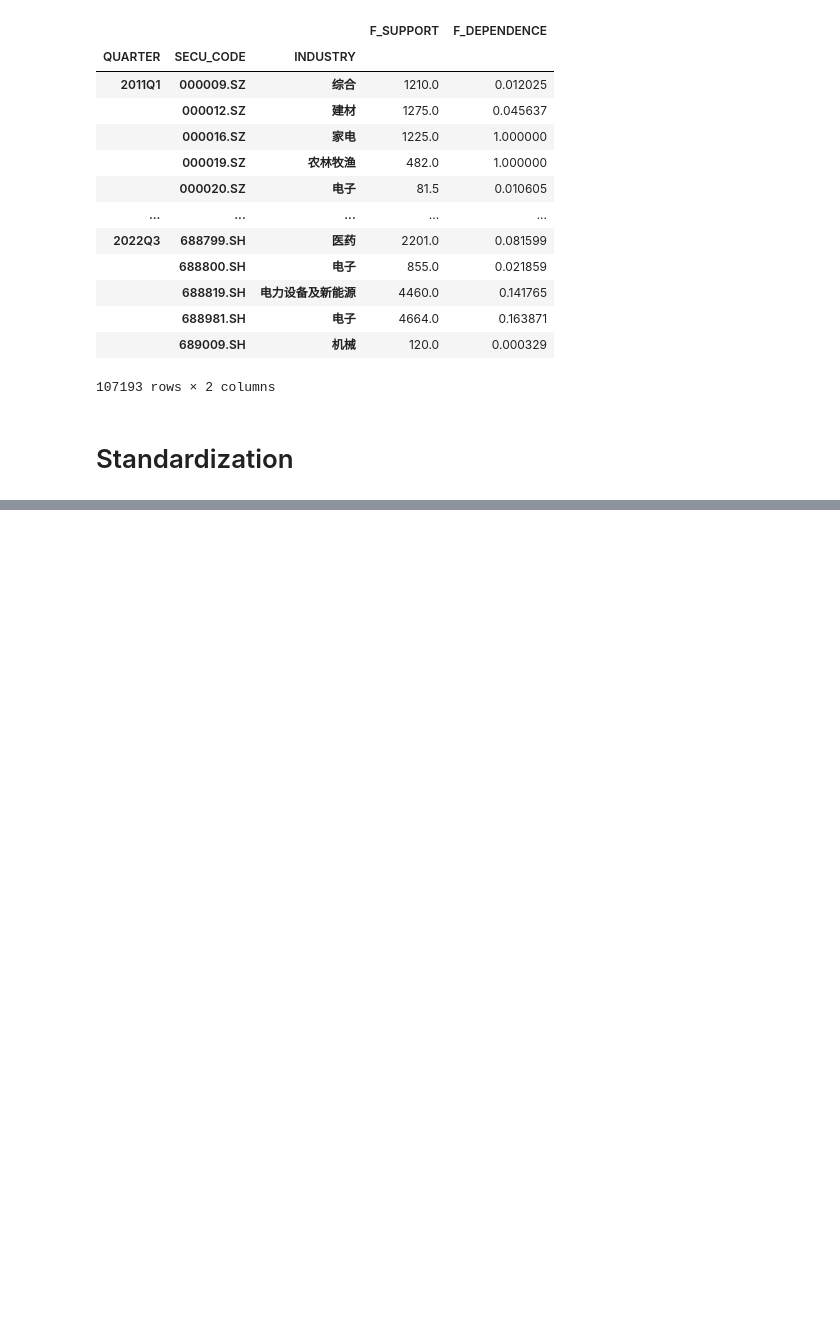
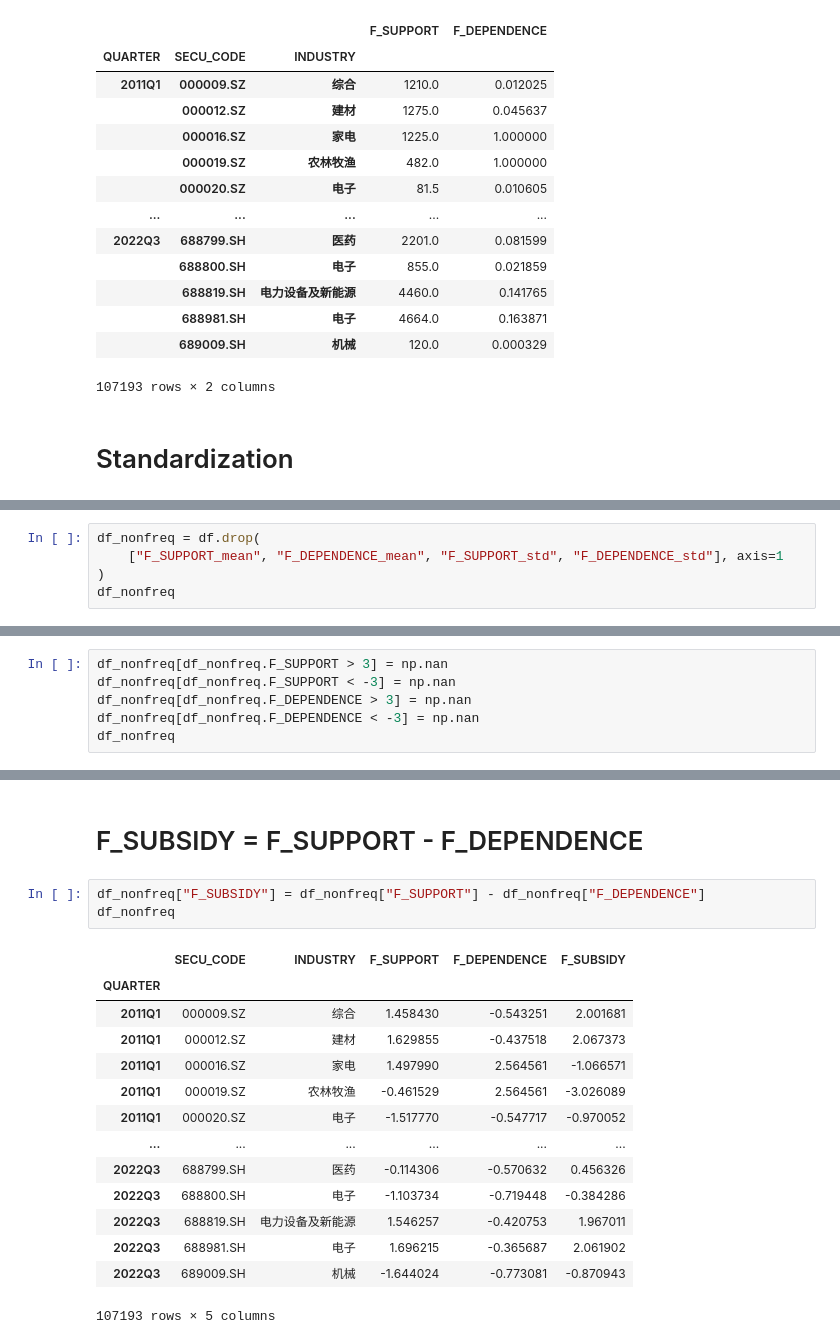
Before and after one commit to jasongangquanzhang/Government_Subsidy_Factor, a Jupyter notebook: nonfreq_sub_data_clean.ipynb, the cells around one changed output, grey strips where cells are left out. Cells and saved outputs as stored; diff of their text form; blank space fills up the shorter version.

Commit message:
finish implementing nonfreq_data_clean

```diff
--- a/nonfreq_sub_data_clean.ipynb
+++ b/nonfreq_sub_data_clean.ipynb
@@ -308,0 +324,5 @@ df
+# %%
+df_nonfreq = df.drop(
+    ["F_SUPPORT_mean", "F_DEPENDENCE_mean", "F_SUPPORT_std", "F_DEPENDENCE_std"], axis=1
+)
+df_nonfreq
@@ -308,0 +346,6 @@ df
+# %%
+df_nonfreq[df_nonfreq.F_SUPPORT > 3] = np.nan
+df_nonfreq[df_nonfreq.F_SUPPORT < -3] = np.nan
+df_nonfreq[df_nonfreq.F_DEPENDENCE > 3] = np.nan
+df_nonfreq[df_nonfreq.F_DEPENDENCE < -3] = np.nan
+df_nonfreq
@@ -308,0 +367,20 @@ df
+# %% [markdown]
+# F_SUBSIDY = F_SUPPORT - F_DEPENDENCE
+# %%
+df_nonfreq["F_SUBSIDY"] = df_nonfreq["F_SUPPORT"] - df_nonfreq["F_DEPENDENCE"]
+df_nonfreq
+# %% [output]
+|  | SECU_CODE | INDUSTRY | F_SUPPORT | F_DEPENDENCE | F_SUBSIDY |
+| QUARTER |  |  |  |  |  |
+| 2011Q1 | 000009.SZ | 综合 | 1.458430 | -0.543251 | 2.001681 |
+| 2011Q1 | 000012.SZ | 建材 | 1.629855 | -0.437518 | 2.067373 |
+| 2011Q1 | 000016.SZ | 家电 | 1.497990 | 2.564561 | -1.066571 |
+| 2011Q1 | 000019.SZ | 农林牧渔 | -0.461529 | 2.564561 | -3.026089 |
+| 2011Q1 | 000020.SZ | 电子 | -1.517770 | -0.547717 | -0.970052 |
+| ... | ... | ... | ... | ... | ... |
+| 2022Q3 | 688799.SH | 医药 | -0.114306 | -0.570632 | 0.456326 |
+| 2022Q3 | 688800.SH | 电子 | -1.103734 | -0.719448 | -0.384286 |
+| 2022Q3 | 688819.SH | 电力设备及新能源 | 1.546257 | -0.420753 | 1.967011 |
+| 2022Q3 | 688981.SH | 电子 | 1.696215 | -0.365687 | 2.061902 |
+| 2022Q3 | 689009.SH | 机械 | -1.644024 | -0.773081 | -0.870943 |
+107193 rows × 5 columns
```
Also changed, not shown: parts of 7 cells of this notebook, 1 other file.
